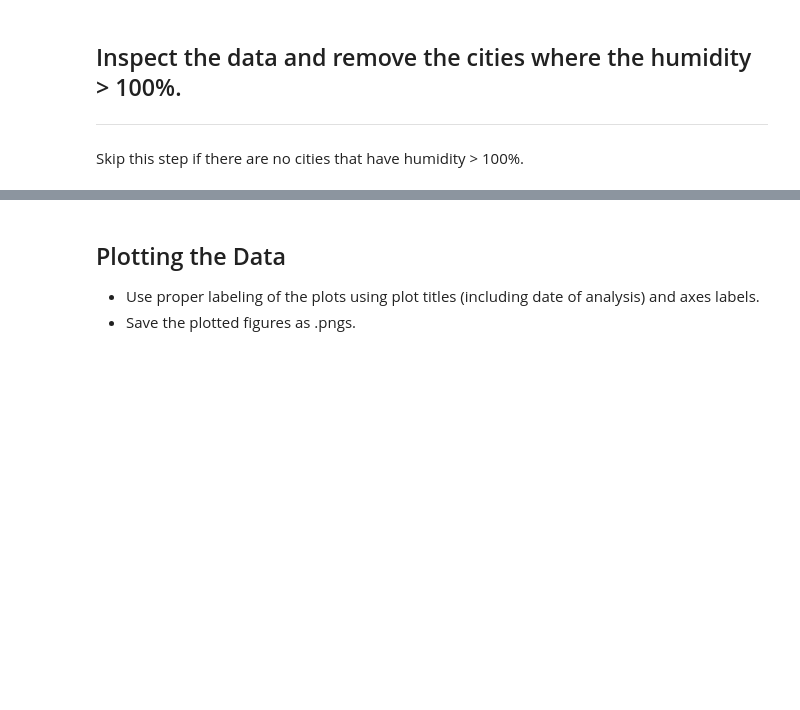
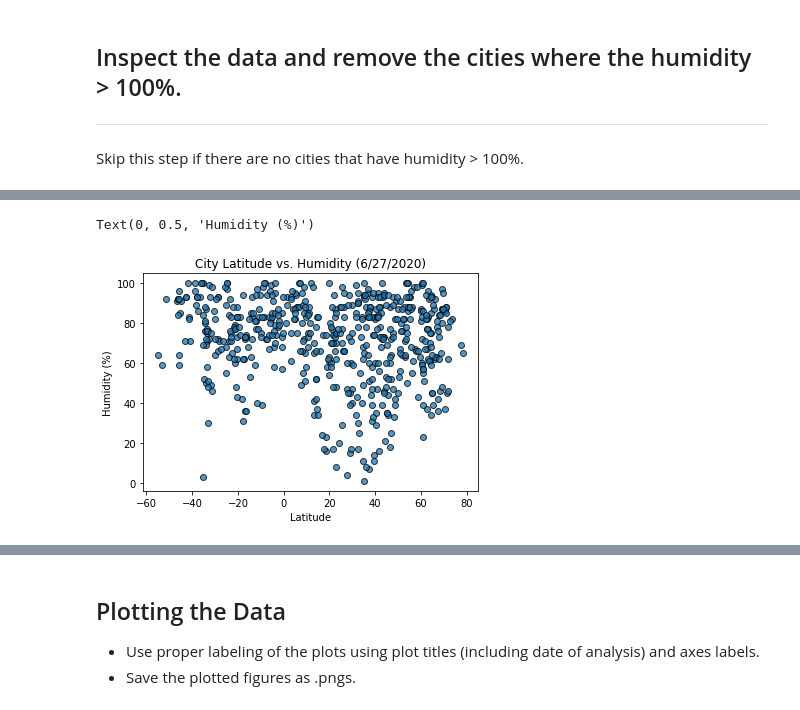
Before and after one commit to ejbaq49/python-api-challenge, a Jupyter notebook: WeatherPy/WeatherPy.ipynb, the cells around one changed output, grey strips where cells are left out. Cells and saved outputs as stored; diff of their text form; code cells hidden in the pictures; blank space fills up the shorter version.

```diff
--- a/WeatherPy/WeatherPy.ipynb
+++ b/WeatherPy/WeatherPy.ipynb
@@ -196,0 +183,10 @@ Int64Index([], dtype='int64')
+# %%
+# Latitude v Humidity Plot
+
+plt.scatter(weather_df['Lat'], weather_df['Humidity'], edgecolors='black', alpha=0.75)
+plt.title('City Latitude vs. Humidity (6/27/2020)')
+plt.xlabel('Latitude')
+plt.ylabel('Humidity (%)')
+# %% [output]
+Text(0, 0.5, 'Humidity (%)')
+[figure, added]
```
Also changed, not shown: parts of 8 cells of this notebook.
